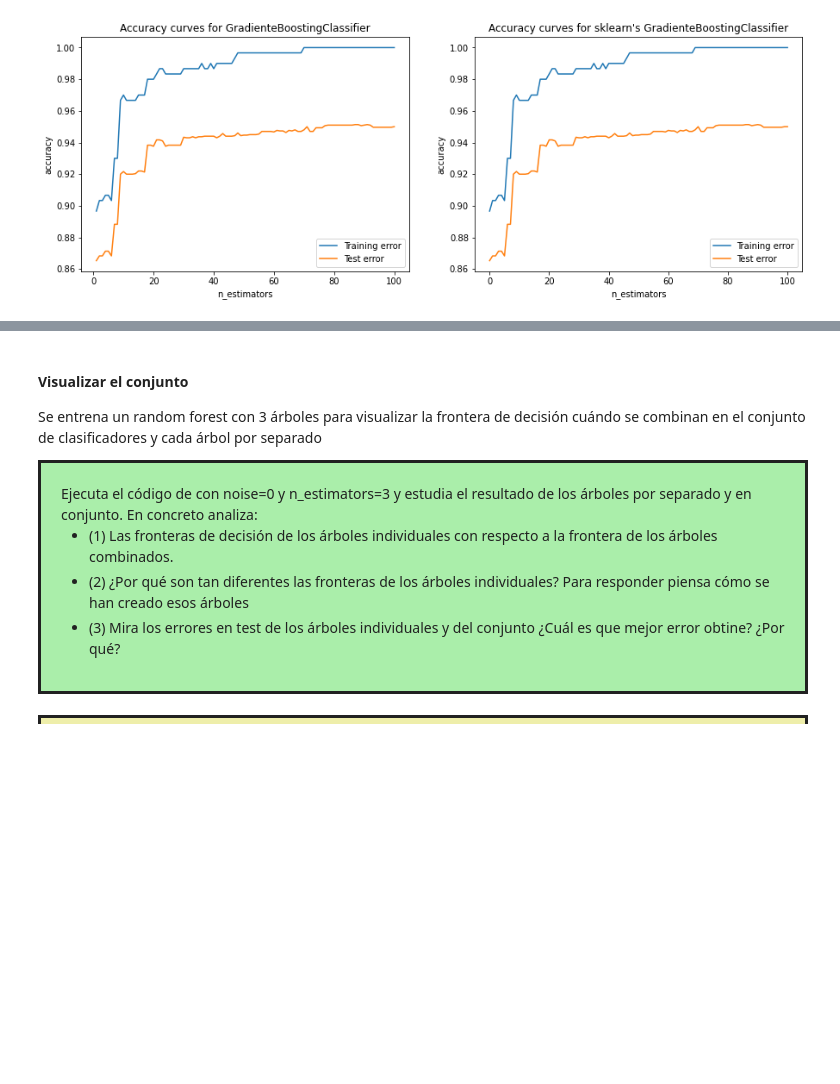
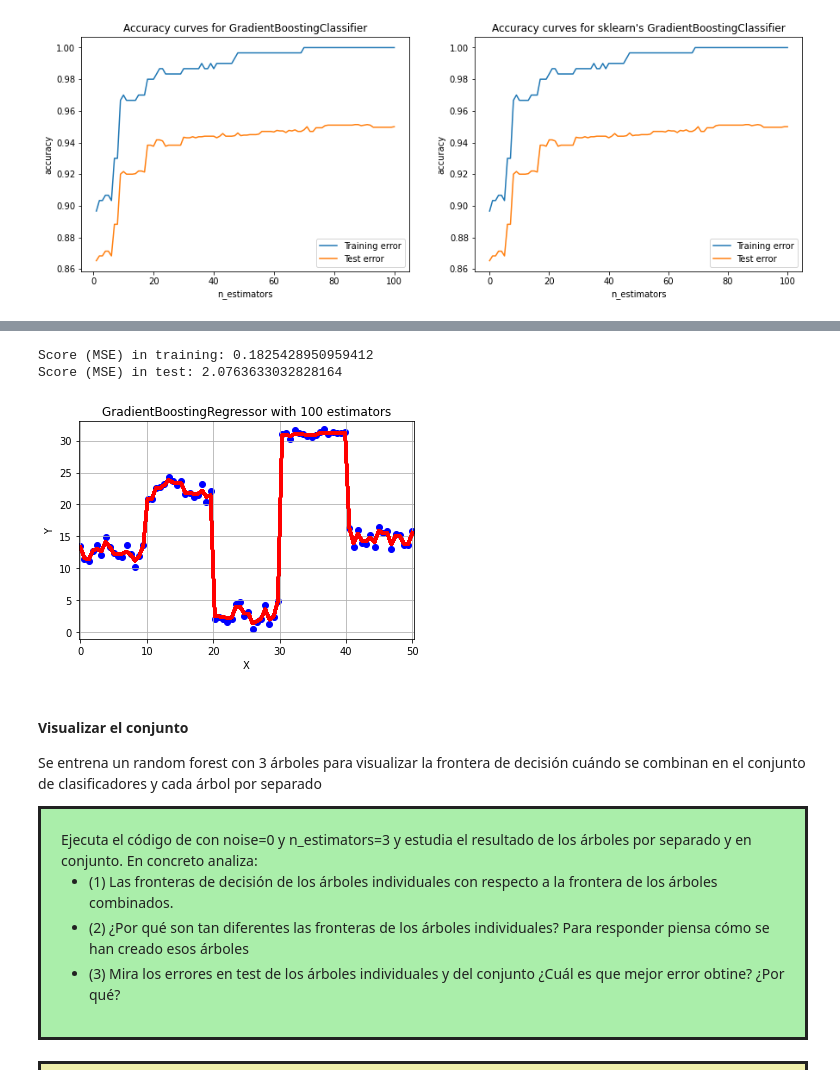
Before and after one commit to fjsaezm/mcd-maaa, a Jupyter notebook: P2/GradientBoosting.ipynb, the cells around one changed output, grey strips where cells are left out. Drawn from its saved outputs; the diff is of its cells as text; code cells hidden in the pictures; blank space fills up the shorter version.

```diff
--- a/P2/GradientBoosting.ipynb
+++ b/P2/GradientBoosting.ipynb
@@ -90,7 +90,7 @@ class LogLoss:
             una salida del modelo F """
         return np.log(1 + np.exp(-2.0 * y * F))
 # %%
-class GradienteBoosting(BaseEstimator):
+class GradientBoosting(BaseEstimator):
     def __init__(self, n_estimators=101, loss=SquaredErrorLoss(), eta=0.1, depth=3):
         self.n_estimators = n_estimators
         self._estimators  = []
@@ -172,7 +172,7 @@ class GradienteBoosting(BaseEstimator):
     def predict_with_fewer_estimators(self, X, n_estimators):
         pass
 # %%
-class GradienteBoostingRegressor(GradienteBoosting):
+class GradientBoostingRegressor(GradientBoosting):
     def __init__(self, n_estimators=101, eta=0.1, depth=3):
         super().__init__(n_estimators=n_estimators, loss=SquaredErrorLoss(), eta=eta, depth=depth)
 
@@ -186,7 +186,7 @@ class GradienteBoostingRegressor(GradienteBoosting):
         """ Devuelve el MSE entre las predicciones y las etiquetas. """
         return np.mean((y - predictions) ** 2)
 
-class GradienteBoostingClassifier(GradienteBoosting):
+class GradientBoostingClassifier(GradientBoosting):
     def __init__(self, n_estimators=101, eta=0.1, depth=3):
         super().__init__(n_estimators=n_estimators, loss=LogLoss(), eta=eta, depth=depth)
 
@@ -299,3 +292,17 @@ plt.show()
+# %%
+gb = GradientBoostingRegressor()
+gb.fit(Xtrain, ytrain)
+print('Score (MSE) in training: {}'.format(gb.score(ytrain, gb.predict(Xtrain))))
+print('Score (MSE) in test: {}'.format(gb.score(ytest, gb.predict(Xtest))))
+# %% [output]
+Score (MSE) in training: 0.1825428950959412
+Score (MSE) in test: 2.0763633032828164
+# %%
+gb = GradientBoostingRegressor()
+gb.fit(Xtrain, ytrain)
+plotRegressionModel(Xtrain, ytrain, gb, "GradientBoostingRegressor with 100 estimators")
+# %% [output]
+[figure, added]
 # %% [markdown]
 #### Visualizar el conjunto
 Se entrena un random forest con 3 árboles para visualizar la frontera de decisión cuándo se combinan en el conjunto de clasificadores y cada árbol por separado
```
Also changed, not shown: parts of 7 cells of this notebook, 1 other file.
